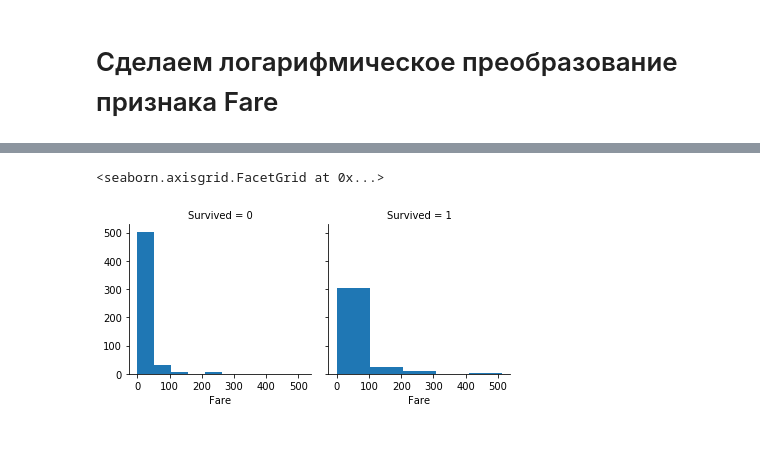
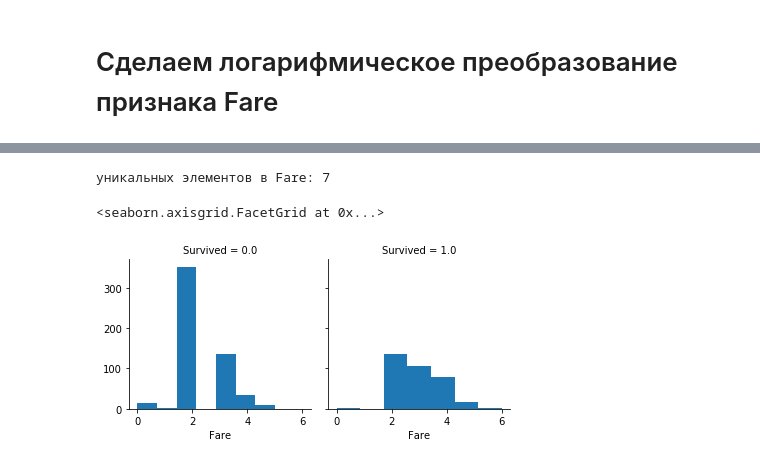
Before and after one commit to DmKuzin/kaggle_titanic, a Jupyter notebook: Titanic2.ipynb, the cells around one changed output, grey strips where cells are left out. Drawn from its saved outputs; the diff is of its cells as text; code cells hidden in the pictures.

Commit message:
логарифмическое преобразование признака Fare

```diff
--- a/Titanic2.ipynb
+++ b/Titanic2.ipynb
@@ -213,4 +218,4 @@ Name: Fare, dtype: float64
 # %% [markdown]
 # Замена пропущенного значения Fare медианным
 # %%
-all_data['Fare'] = all_data.groupby(['Pclass'])['Fare'].apply(lambda x: x.isnull(x.median()))
+all_data['Fare'] = all_data.groupby(['Pclass'])['Fare'].apply(lambda x: x.fillna(x.median()))
@@ -231,7 +234,7 @@ res = stats.probplot(train_data['Fare'], plot=plt)
 # %% [markdown]
 # Сделаем логарифмическое преобразование признака Fare
 # %%
-all_data['Fare'] = np.log(all_data['Fare'])
+all_data['Fare'] = np.floor(np.log1p(all_data['Fare']))
 # %%
 g = sns.distplot(all_data['Fare'], fit=norm, label="Skewness : %.2f"%(all_data["Fare"].skew()))
 g = g.legend()
@@ -245,6 +247,11 @@ print(train_data['Fare'].skew())
+# %%
+uniq_el_in_fare = len(np.unique(all_data['Fare']))
+print('уникальных элементов в Fare:', uniq_el_in_fare)
+# %% [output]
+уникальных элементов в Fare: 7
 # %%
-g = sns.FacetGrid(data = train_data, col='Survived')
-g.map(plt.hist, 'Fare', bins=5)
+g = sns.FacetGrid(data = all_data, col='Survived')
+g.map(plt.hist, 'Fare', bins=uniq_el_in_fare)
 # %% [output]
 <seaborn.axisgrid.FacetGrid at 0x...>
-[figure, old version]
+[figure, new version]
```
Also changed, not shown: parts of 7 cells of this notebook.
